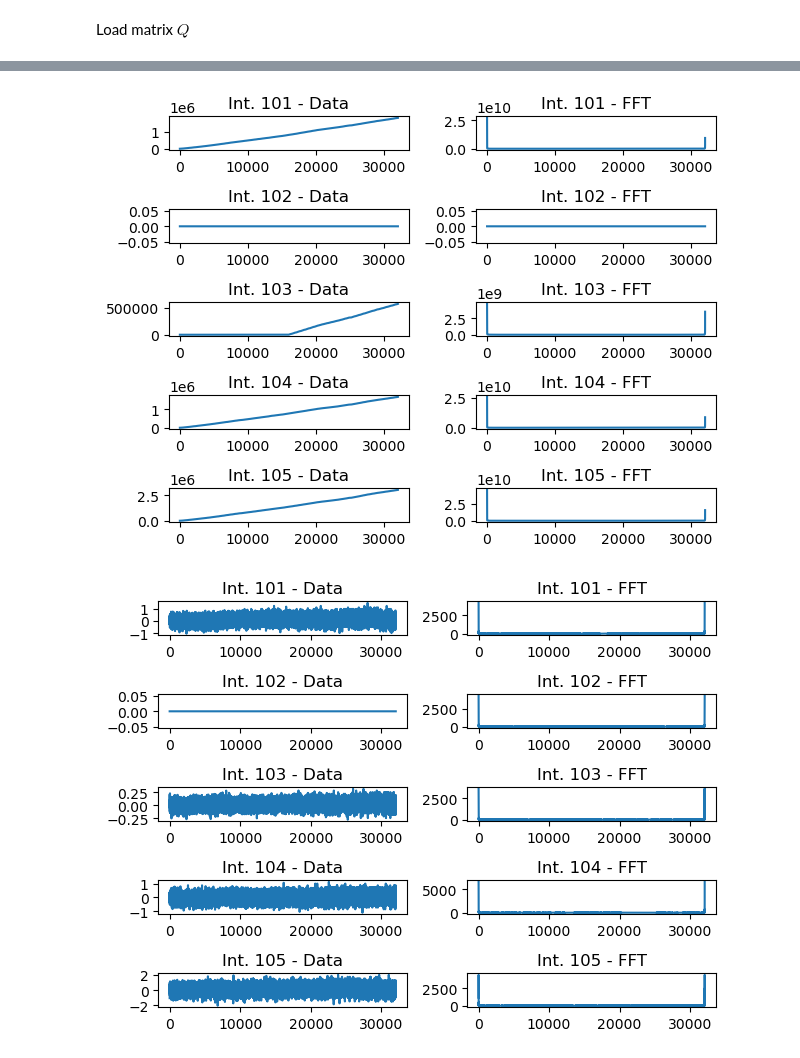
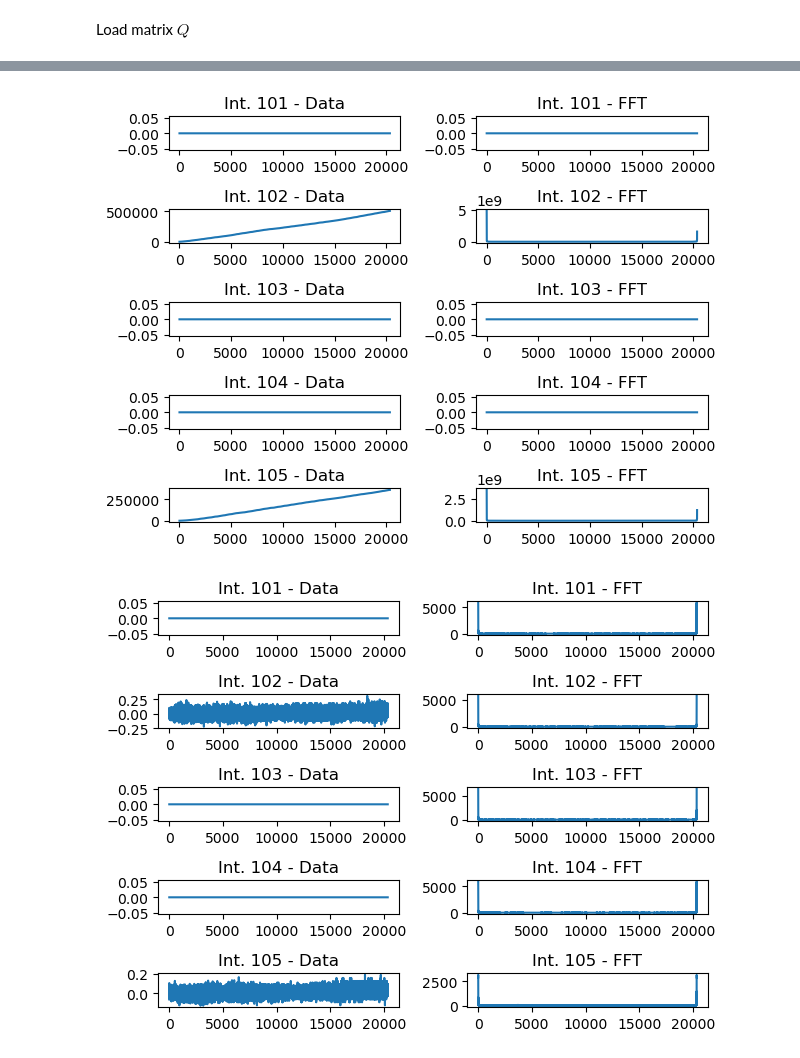
Before and after one commit to kolusask/IDP, a Jupyter notebook: 02_data_preprocessing.ipynb, the cells around one changed output, grey strips where cells are left out. Cells and saved outputs as stored; diff of their text form; code cells hidden in the pictures.

```diff
--- a/02_data_preprocessing.ipynb
+++ b/02_data_preprocessing.ipynb
@@ -13,6 +9,8 @@ from config import SPECTRAL_THRESHOLD
+# %%
+SPECTRAL_THRESHOLD = CONFIG['SPECTRAL_THRESHOLD']
 # %% [markdown]
 Load matrix $Q$
 # %%
-mat_q = torch.load('mat_q_excluded_missing.pt')
+mat_q = torch.load(out_path('mat_q.pt'))
 mat_q.shape
 # %% [output]
@@ -47,16 +45,16 @@ mat_q_trend_fft[mat_q_fft_mag < SPECTRAL_THRESHOLD] = 0.0
 mat_q_trend_fft_mag = torch.abs(mat_q_trend_fft)
 
 mat_q_trend = torch.fft.ifft(mat_q_trend_fft, dim=0)
-torch.save(mat_q_trend, 'mat_q_trend_excluded_missing.pt')
+torch.save(mat_q_trend, out_path('mat_q_trend.pt'))
 
 plot_trend_and_fft(torch.real(mat_q_trend), mat_q_trend_fft_mag)
 # %% [output]
-[figure, old version]
+[figure, new version]
 # %%
 mat_q_resid = mat_q - mat_q_trend
-torch.save(mat_q_resid, 'mat_q_resid_excluded_missing.pt')
+torch.save(mat_q_resid, out_path('mat_q_resid.pt'))
 
 mat_q_resid_fft_mag = torch.abs(torch.fft.fft(mat_q_resid, dim=1))
 plot_trend_and_fft(torch.real(mat_q_resid), mat_q_resid_fft_mag)
 # %% [output]
-[figure, old version]
+[figure, new version]
```
Also changed, not shown: parts of 4 cells of this notebook, 5 other files.
